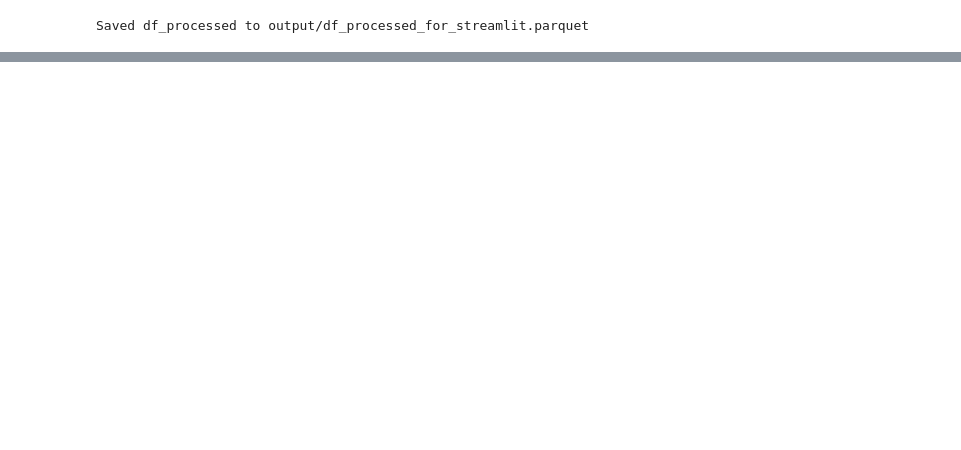
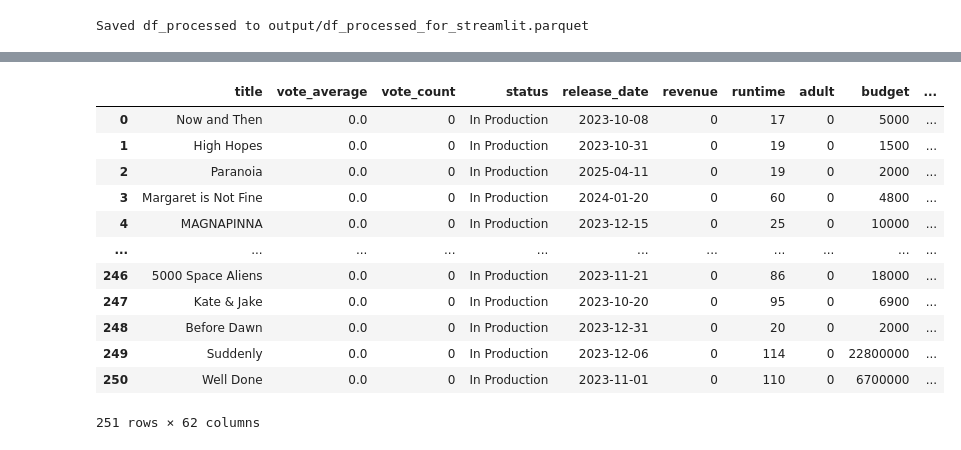
Before and after one commit to lansantuyo/113i-movie-analysis, a Jupyter notebook: code.ipynb, the cells around one changed output, grey strips where cells are left out. Cells and saved outputs as stored; diff of their text form; code cells hidden in the pictures; blank space fills up the shorter version.

```diff
--- a/code.ipynb
+++ b/code.ipynb
@@ -1083,16 +949,7 @@ VBox(children=(HBox(children=(Dropdown(description='Select Genre:', options=('ge
 # %%
 # Add this to the end of your data preparation section in prediction.py
 # or run it separately after df_processed is created.
-
-try:
-    df_processed.to_parquet("output/df_processed_for_streamlit.parquet", index=False)
-    print("Saved df_processed to output/df_processed_for_streamlit.parquet")
-    # Or use CSV:
-    # df_processed.to_csv("output/df_processed_for_streamlit.csv", index=False)
-    # print("Saved df_processed to output/df_processed_for_streamlit.csv")
-except NameError:
-    print("Error: 'df_processed' DataFrame not found. Cannot save.")
-except Exception as e:
-    print(f"Error saving DataFrame: {e}")
+df_processed.to_parquet("output/df_processed_for_streamlit.parquet", index=False)
+print("Saved df_processed to output/df_processed_for_streamlit.parquet")
 # %% [output]
 Saved df_processed to output/df_processed_for_streamlit.parquet
@@ -1098,0 +1057,7 @@ Saved df_processed to output/df_processed_for_streamlit.parquet
+# %%
+in_prod_df = pd.read_csv("output/in_prod_nonzero.csv", index_col=None)
+in_prod_df = clean_and_enhance_movie_data(in_prod_df)
+post_prod_df = pd.read_csv("output/post_prod_nonzero.csv", index_col=None)
+post_prod_df = clean_and_enhance_movie_data(post_prod_df)
+complete_df = pd.read_parquet("output/many_movies.parquet")
+complete_df = clean_and_enhance_movie_data(complete_df)
@@ -1098,0 +1117,13 @@ Saved df_processed to output/df_processed_for_streamlit.parquet
+# %%
+# Use the same feature columns as in training (X_cols)
+# Process both new dataframes
+print(f"Extracting features using available columns from {len(X_cols)} possible feature columns")
+
+X_in_prod, in_prod_indices = prepare_dataframe_for_prediction(in_prod_df, X_cols)
+X_post_prod, post_prod_indices = prepare_dataframe_for_prediction(post_prod_df, X_cols)
+X_complete, complete_indices = prepare_dataframe_for_prediction(complete_df, X_cols)
+
+print(f"Feature matrices created successfully:")
+print(f"  in_prod features shape: {X_in_prod.shape}")
+print(f"  post_prod features shape: {X_post_prod.shape}")
+print(f"  X_complete features shape: {X_complete.shape}")
@@ -1098,0 +1348,18 @@ Saved df_processed to output/df_processed_for_streamlit.parquet
+# %%
+pd.set_option('display.float_format', '{:.2f}'.format)
+# %%
+in_prod_df
+# %% [output]
+|  | title | vote_average | vote_count | status | release_date | revenue | runtime | adult | budget | ... |
+| 0 | Now and Then | 0.0 | 0 | In Production | 2023-10-08 | 0 | 17 | 0 | 5000 | ... |
+| 1 | High Hopes | 0.0 | 0 | In Production | 2023-10-31 | 0 | 19 | 0 | 1500 | ... |
+| 2 | Paranoia | 0.0 | 0 | In Production | 2025-04-11 | 0 | 19 | 0 | 2000 | ... |
+| 3 | Margaret is Not Fine | 0.0 | 0 | In Production | 2024-01-20 | 0 | 60 | 0 | 4800 | ... |
+| 4 | MAGNAPINNA | 0.0 | 0 | In Production | 2023-12-15 | 0 | 25 | 0 | 10000 | ... |
+| ... | ... | ... | ... | ... | ... | ... | ... | ... | ... | ... |
+| 246 | 5000 Space Aliens | 0.0 | 0 | In Production | 2023-11-21 | 0 | 86 | 0 | 18000 | ... |
+| 247 | Kate & Jake | 0.0 | 0 | In Production | 2023-10-20 | 0 | 95 | 0 | 6900 | ... |
+| 248 | Before Dawn | 0.0 | 0 | In Production | 2023-12-31 | 0 | 20 | 0 | 2000 | ... |
+| 249 | Suddenly | 0.0 | 0 | In Production | 2023-12-06 | 0 | 114 | 0 | 22800000 | ... |
+| 250 | Well Done | 0.0 | 0 | In Production | 2023-11-01 | 0 | 110 | 0 | 6700000 | ... |
+251 rows × 62 columns
```
Also changed, not shown: parts of 38 cells of this notebook, 5 other files.
